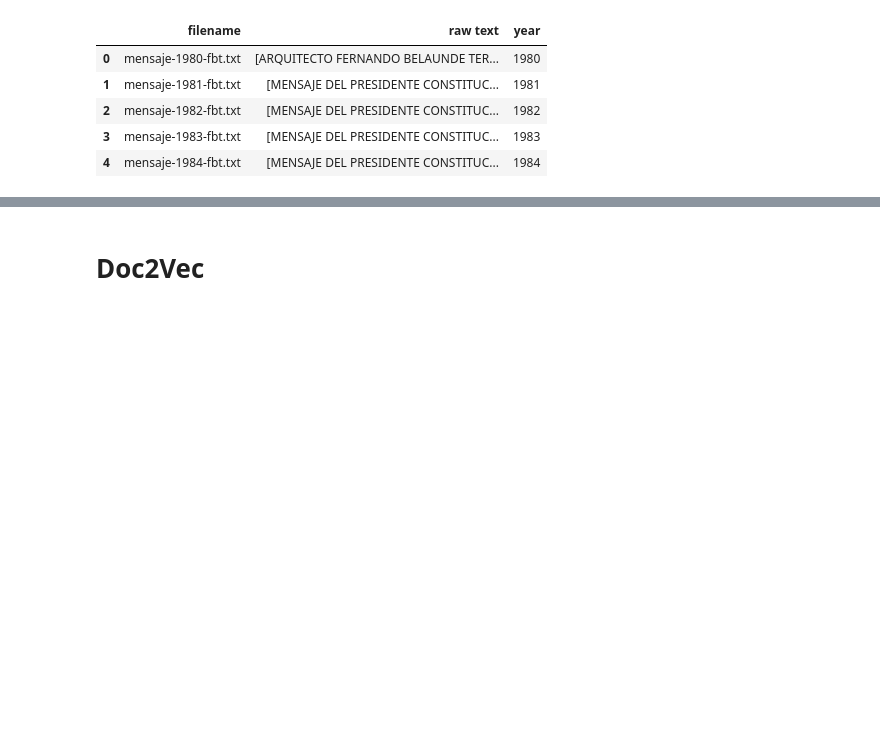
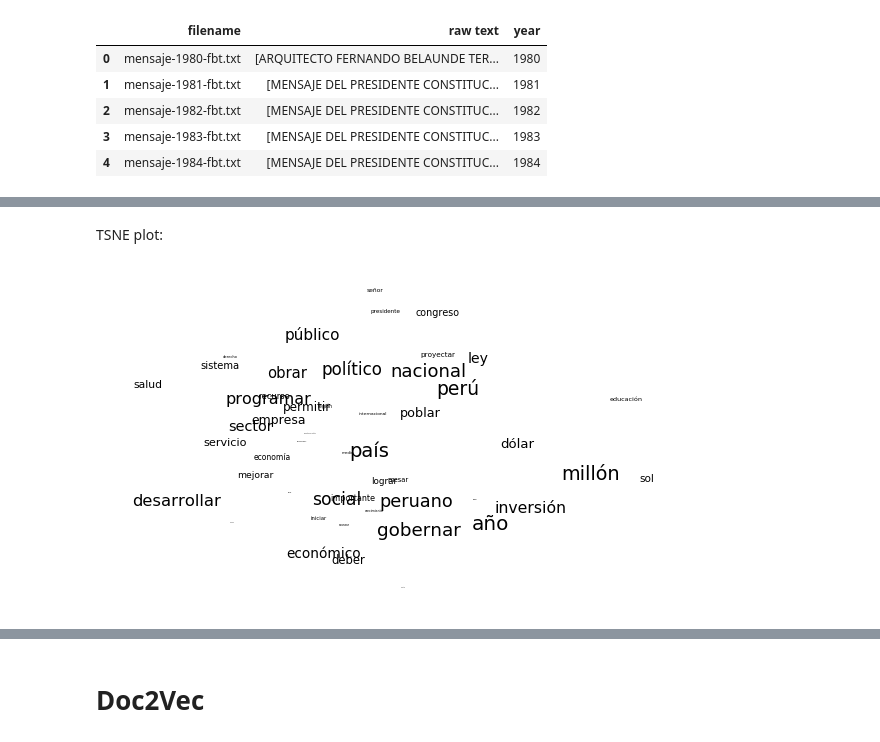
Before and after one commit to luisesanmartin/Content-Analysis-2020, a Jupyter notebook: week-7/7-Vector-Space-Word-Embeddings.ipynb, the cells around one changed output, grey strips where cells are left out. Cells and saved outputs as stored; diff of their text form; code cells hidden in the pictures; blank space fills up the shorter version.

```diff
--- a/week-7/7-Vector-Space-Word-Embeddings.ipynb
+++ b/week-7/7-Vector-Space-Word-Embeddings.ipynb
@@ -516,0 +516,2 @@ speech['normalized_sents'] = speech['tokenized_sents'].apply(lambda x: [normaliz
+# %%
+speechW2V = gensim.models.word2vec.Word2Vec(speech['normalized_sents'].sum())
@@ -516,0 +520,9 @@ speech['normalized_sents'] = speech['tokenized_sents'].apply(lambda x: [normaliz
+# %%
+numWords = 50
+targetWords = speechW2V.wv.index2word[:numWords]
+# %%
+speech_wordsSubMatrix = []
+for word in targetWords:
+    speech_wordsSubMatrix.append(speechW2V[word])
+speechwordsSubMatrix = np.array(speech_wordsSubMatrix)
+speechwordsSubMatrix
@@ -516,0 +543,18 @@ speech['normalized_sents'] = speech['tokenized_sents'].apply(lambda x: [normaliz
+# %%
+speech_pcaWords = sklearn.decomposition.PCA(n_components = 50).fit(speech_wordsSubMatrix)
+speech_reducedPCA_data = speech_pcaWords.transform(speech_wordsSubMatrix)
+speech_tsneWords = sklearn.manifold.TSNE(n_components = 2).fit_transform(speech_reducedPCA_data)
+# %% [markdown]
+TSNE plot:
+# %%
+fig = plt.figure(figsize = (10,6))
+ax = fig.add_subplot(111)
+ax.set_frame_on(False)
+plt.scatter(speech_tsneWords[:, 0], speech_tsneWords[:, 1], alpha = 0)#Making the points invisible
+for i, word in enumerate(targetWords):
+    ax.annotate(word, (speech_tsneWords[:, 0][i],speech_tsneWords[:, 1][i]), size =  20 * (numWords - i) / numWords)
+plt.xticks(())
+plt.yticks(())
+plt.show()
+# %% [output]
+[figure, added]
```
Also changed, not shown: parts of 42 cells of this notebook.
